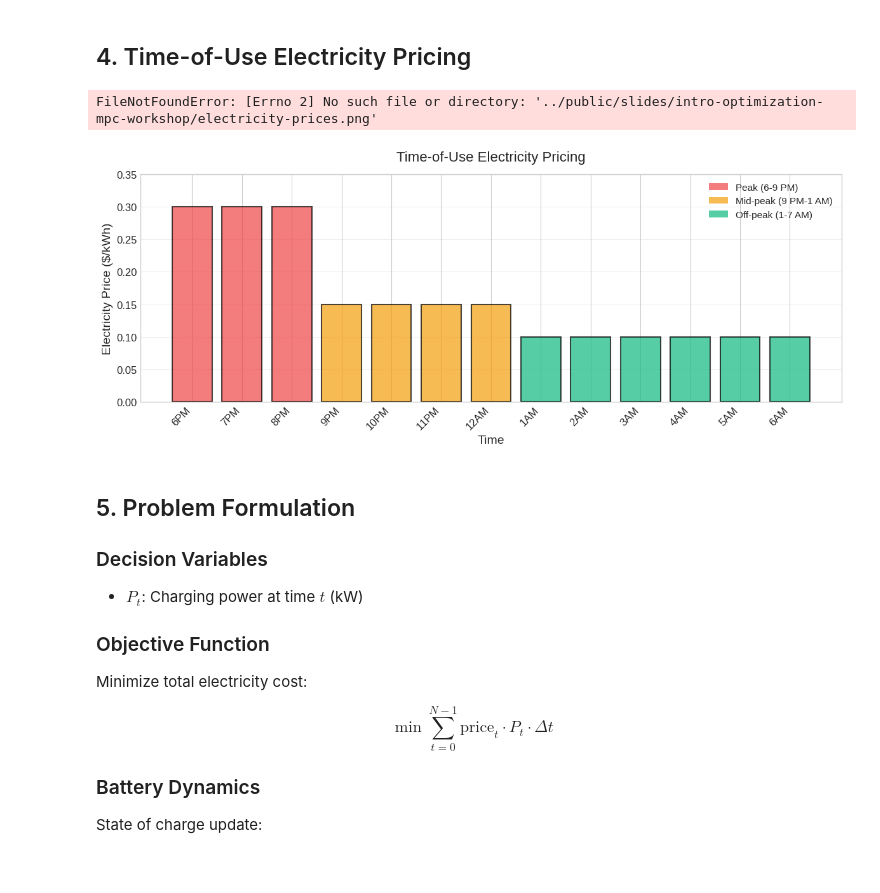
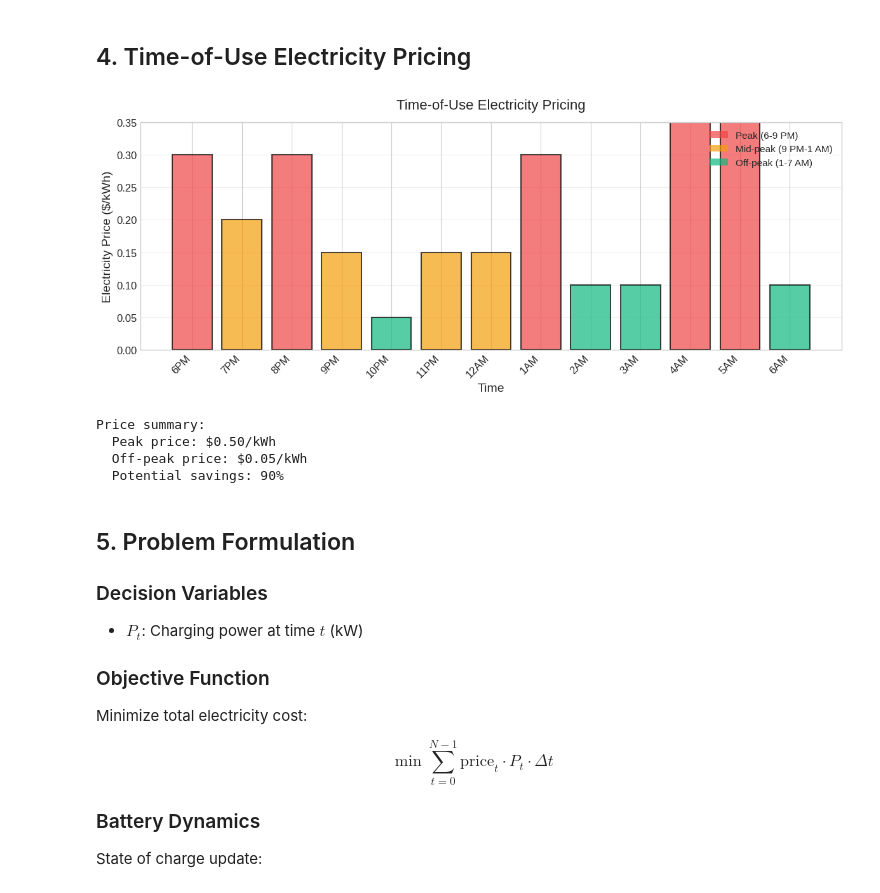
Before and after one commit to misarb/workshop_casadi, a Jupyter notebook: notebooks/01_ev_battery_charging.ipynb, the cells around one changed output. Cells and saved outputs as stored; diff of their text form; code cells hidden in the pictures.

```diff
--- a/notebooks/01_ev_battery_charging.ipynb
+++ b/notebooks/01_ev_battery_charging.ipynb
@@ -103,40 +103,60 @@ prices = np.array([
     0.10,  # 5 AM - Off-peak
     0.10,  # 6 AM - Off-peak
 ])
+
+# mixed pricing structure
+# prices = np.array([
+#     0.30,  # 6 PM - Peak
+#     0.2,  # 7 PM - Peak
+#     0.30,  # 8 PM - Peak
+#     0.15,  # 9 PM - Mid
+#     0.05,  # 10 PM - Mid
+#     0.15,  # 11 PM - Mid
+#     0.15,  # 12 AM - Mid
+#     0.3,  # 1 AM - Off-peak
+#     0.10,  # 2 AM - Off-peak
+#     0.10,  # 3 AM - Off-peak
+#     0.5,  # 4 AM - Off-peak
+#     0.5,  # 5 AM - Off-peak
+#     0.10,  # 6 AM - Off-peak
+# ])
 
 # Visualize pricing structure
 fig, ax = plt.subplots(figsize=(12, 5))
 colors = [BELKX_RED if p >= 0.25 else BELKX_ORANGE if p >= 0.14 else BELKX_GREEN for p in prices]
 ax.bar(time_hours, prices, color=colors, alpha=0.7, edgecolor='black', linewidth=1.5)
 ax.set_xlabel('Time', fontsize=14)
 ax.set_ylabel('Electricity Price ($/kWh)', fontsize=14)
 ax.set_title('Time-of-Use Electricity Pricing', fontsize=16, pad=15)
 ax.set_xticks(time_hours)
 ax.set_xticklabels(time_labels, rotation=45, ha='right')
 ax.grid(axis='y', alpha=0.3)
 ax.set_ylim(0, 0.35)
 
 # Add legend
 from matplotlib.patches import Patch
 legend_elements = [
     Patch(facecolor=BELKX_RED, alpha=0.7, label='Peak (6-9 PM)'),
     Patch(facecolor=BELKX_ORANGE, alpha=0.7, label='Mid-peak (9 PM-1 AM)'),
     Patch(facecolor=BELKX_GREEN, alpha=0.7, label='Off-peak (1-7 AM)')
 ]
 ax.legend(handles=legend_elements, loc='upper right', fontsize=11)
 
 plt.tight_layout()
-plt.savefig('../public/slides/intro-optimization-mpc-workshop/electricity-prices.png',
-            dpi=300, bbox_inches='tight', facecolor='white')
+# plt.savefig('../public/slides/intro-optimization-mpc-workshop/electricity-prices.png',
+#             dpi=300, bbox_inches='tight', facecolor='white')
 plt.show()
 
 print(f"\nPrice summary:")
 print(f"  Peak price: ${prices.max():.2f}/kWh")
 print(f"  Off-peak price: ${prices.min():.2f}/kWh")
 print(f"  Potential savings: {(1 - prices.min()/prices.max())*100:.0f}%")
 # %% [output]
+[figure, new version]
-FileNotFoundError: [Errno 2] No such file or directory: '../public/slides/intro-optimization-mpc-workshop/electricity-prices.png'
+Price summary:
+  Peak price: $0.50/kWh
+  Off-peak price: $0.05/kWh
+  Potential savings: 90%
-[figure, old version]
 # %% [markdown]
 ## 5. Problem Formulation
 
```
Also changed, not shown: parts of 10 cells of this notebook, 5 other files.
